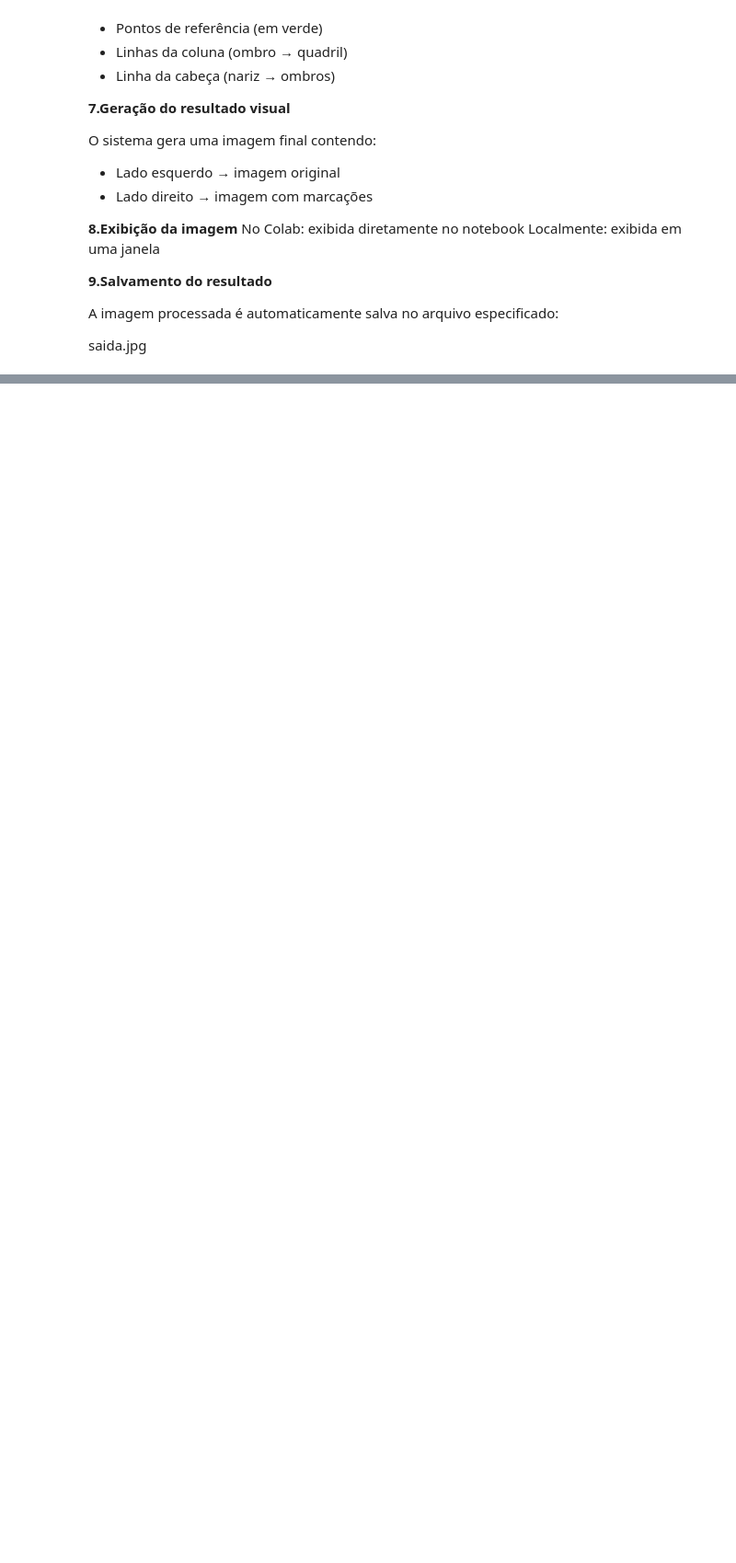
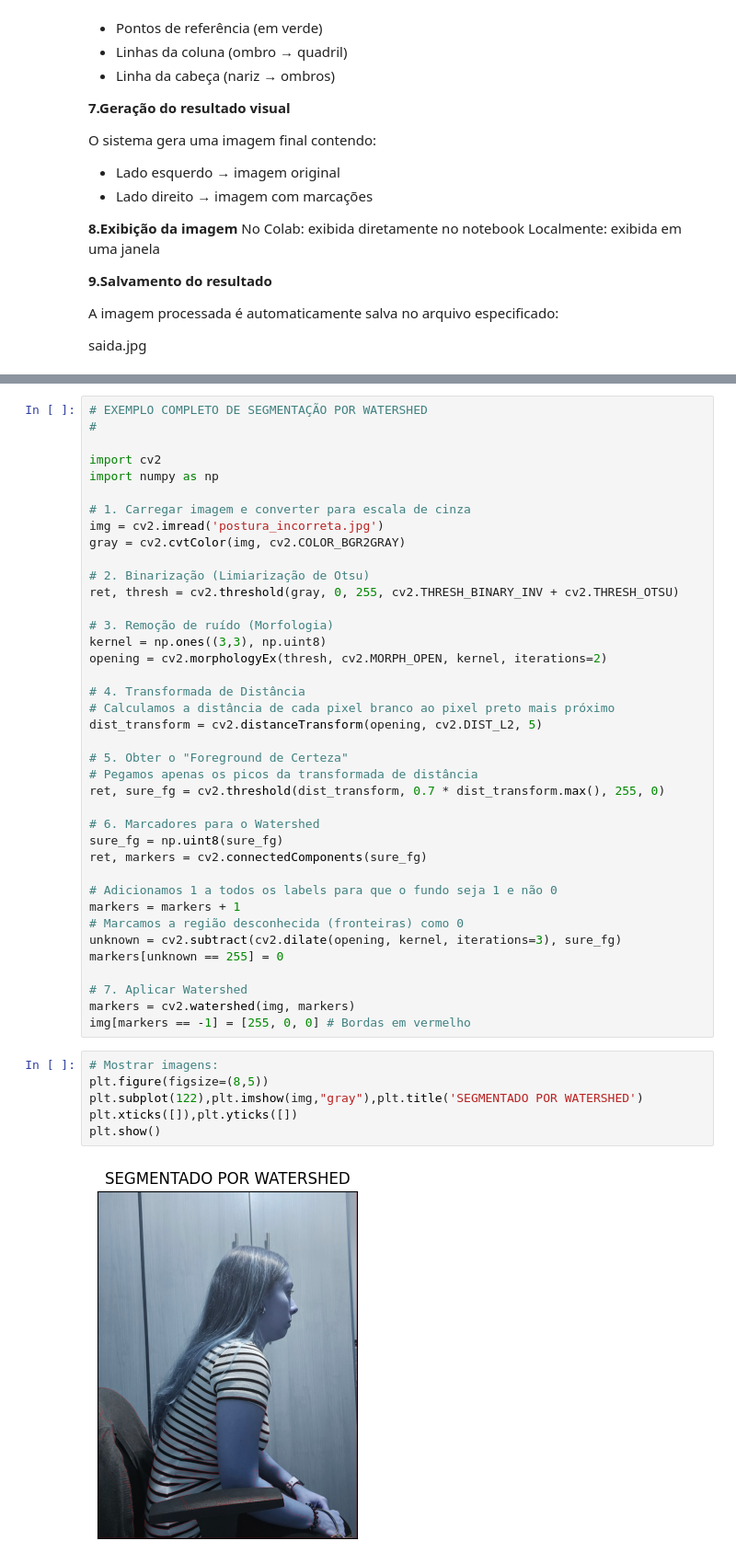
Before and after one commit to yoochuua/Processamento-digital-imagens, a Jupyter notebook: projeto/script.ipynb, the cells around one changed output, grey strips where cells are left out. Shown at 92% size. Drawn from its saved outputs; the diff is of its cells as text; blank space fills up the shorter version.

```diff
--- a/projeto/script.ipynb
+++ b/projeto/script.ipynb
@@ -281,0 +361,47 @@ Erro ao carregar imagem
+# %%
+# EXEMPLO COMPLETO DE SEGMENTAÇÃO POR WATERSHED
+#
+
+import cv2
+import numpy as np
+
+# 1. Carregar imagem e converter para escala de cinza
+img = cv2.imread('postura_incorreta.jpg')
+gray = cv2.cvtColor(img, cv2.COLOR_BGR2GRAY)
+
+# 2. Binarização (Limiarização de Otsu)
+ret, thresh = cv2.threshold(gray, 0, 255, cv2.THRESH_BINARY_INV + cv2.THRESH_OTSU)
+
+# 3. Remoção de ruído (Morfologia)
+kernel = np.ones((3,3), np.uint8)
+opening = cv2.morphologyEx(thresh, cv2.MORPH_OPEN, kernel, iterations=2)
+
+# 4. Transformada de Distância
+# Calculamos a distância de cada pixel branco ao pixel preto mais próximo
+dist_transform = cv2.distanceTransform(opening, cv2.DIST_L2, 5)
+
+# 5. Obter o "Foreground de Certeza"
+# Pegamos apenas os picos da transformada de distância
+ret, sure_fg = cv2.threshold(dist_transform, 0.7 * dist_transform.max(), 255, 0)
+
+# 6. Marcadores para o Watershed
+sure_fg = np.uint8(sure_fg)
+ret, markers = cv2.connectedComponents(sure_fg)
+
+# Adicionamos 1 a todos os labels para que o fundo seja 1 e não 0
+markers = markers + 1
+# Marcamos a região desconhecida (fronteiras) como 0
+unknown = cv2.subtract(cv2.dilate(opening, kernel, iterations=3), sure_fg)
+markers[unknown == 255] = 0
+
+# 7. Aplicar Watershed
+markers = cv2.watershed(img, markers)
+img[markers == -1] = [255, 0, 0] # Bordas em vermelho
+# %%
+# Mostrar imagens:
+plt.figure(figsize=(8,5))
+plt.subplot(122),plt.imshow(img,"gray"),plt.title('SEGMENTADO POR WATERSHED')
+plt.xticks([]),plt.yticks([])
+plt.show()
+# %% [output]
+[figure, added]
```
Also changed, not shown: parts of 21 cells of this notebook, 11 other files.
